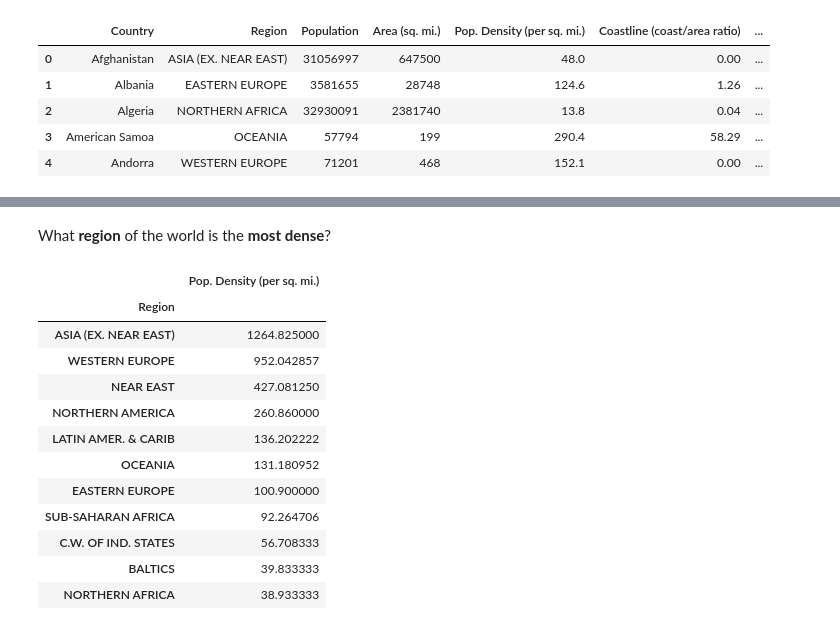
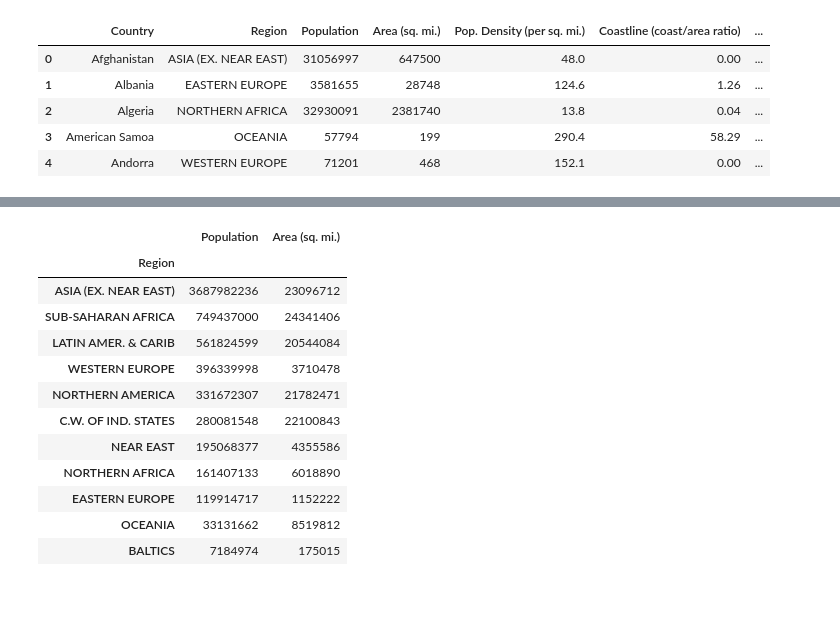
Before and after one commit to ssaunier/notebooks, a Jupyter notebook: Data Analysis Lecture.ipynb, the cells around one changed output, grey strips where cells are left out. Drawn from its saved outputs; the diff is of its cells as text; code cells hidden in the pictures; blank space fills up the shorter version.

```diff
--- a/Data Analysis Lecture.ipynb
+++ b/Data Analysis Lecture.ipynb
@@ -24,0 +26,2 @@ Let's show our first **DataFrame**:
+# %%
+countries_df = pd.read_csv("countries.csv", decimal=",")
@@ -164,2 +229,2 @@ Let's first clean our data (especially the column `Region`)
 # %%
-countries_df["Region"] = countries_df["Region"].map(str.strip)
+countries_df['Region (Cleaned)'] = countries_df['Region'].map(str.strip)
@@ -277,18 +334,16 @@ top_regions
-# %% [markdown]
-What **region** of the world is the **most dense**?
 # %%
-regions[["Pop. Density (per sq. mi.)"]].mean().sort_values("Pop. Density (per sq. mi.)", ascending=False)
+regions[['Population', 'Area (sq. mi.)']].sum().sort_values(by='Population', ascending=False)
 # %% [output]
-|  | Pop. Density (per sq. mi.) |
-| Region |  |
-| ASIA (EX. NEAR EAST) | 1264.825000 |
-| WESTERN EUROPE | 952.042857 |
-| NEAR EAST | 427.081250 |
-| NORTHERN AMERICA | 260.860000 |
-| LATIN AMER. & CARIB | 136.202222 |
-| OCEANIA | 131.180952 |
-| EASTERN EUROPE | 100.900000 |
-| SUB-SAHARAN AFRICA | 92.264706 |
-| C.W. OF IND. STATES | 56.708333 |
-| BALTICS | 39.833333 |
-| NORTHERN AFRICA | 38.933333 |
+|  | Population | Area (sq. mi.) |
+| Region |  |  |
+| ASIA (EX. NEAR EAST) | 3687982236 | 23096712 |
+| SUB-SAHARAN AFRICA | 749437000 | 24341406 |
+| LATIN AMER. & CARIB | 561824599 | 20544084 |
+| WESTERN EUROPE | 396339998 | 3710478 |
+| NORTHERN AMERICA | 331672307 | 21782471 |
+| C.W. OF IND. STATES | 280081548 | 22100843 |
+| NEAR EAST | 195068377 | 4355586 |
+| NORTHERN AFRICA | 161407133 | 6018890 |
+| EASTERN EUROPE | 119914717 | 1152222 |
+| OCEANIA | 33131662 | 8519812 |
+| BALTICS | 7184974 | 175015 |
```
Also changed, not shown: parts of 67 cells of this notebook.
